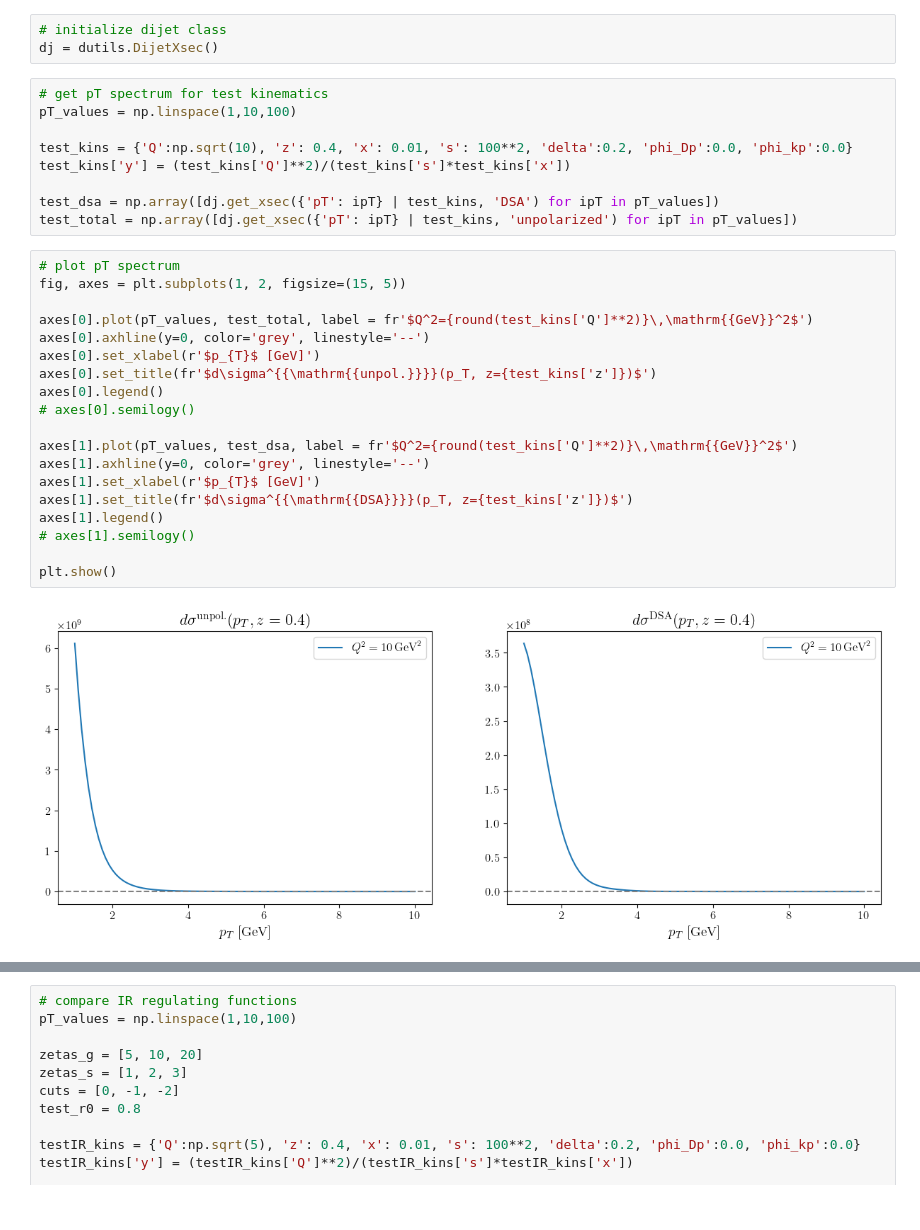
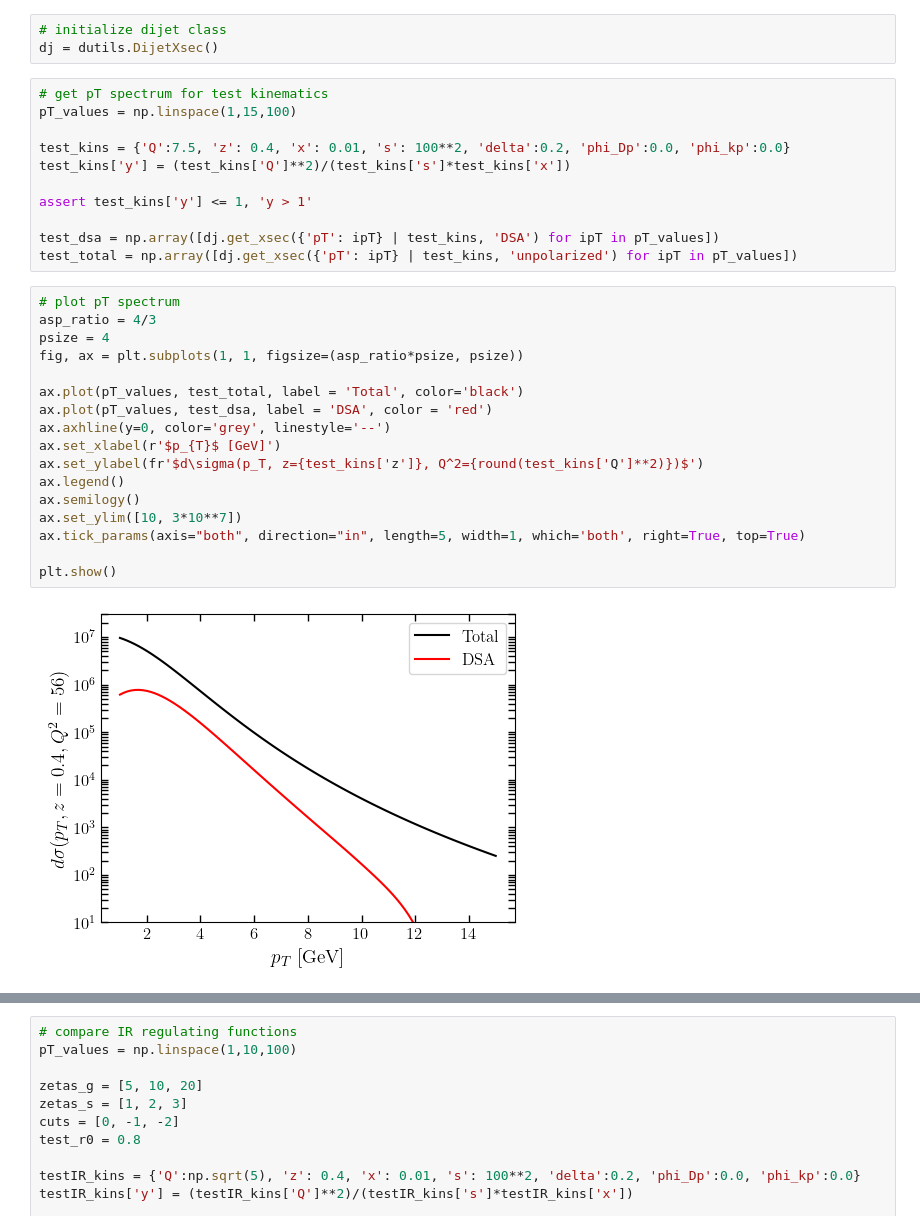
Before and after one commit to brandonmanley/dijet_DSA, a Jupyter notebook: bmanley/dsa_analysis.ipynb, the cells around one changed output, grey strips where cells are left out. Drawn from its saved outputs; the diff is of its cells as text.

Commit message:
added some things in the plotting file, will clean up later

```diff
--- a/bmanley/dsa_analysis.ipynb
+++ b/bmanley/dsa_analysis.ipynb
@@ -21,32 +20,32 @@ plt.rcParams["text.latex.preamble"] = r"\usepackage{amsmath}"
 dj = dutils.DijetXsec()
 # %%
 # get pT spectrum for test kinematics
-pT_values = np.linspace(1,10,100)
+pT_values = np.linspace(1,15,100)
 
-test_kins = {'Q':np.sqrt(10), 'z': 0.4, 'x': 0.01, 's': 100**2, 'delta':0.2, 'phi_Dp':0.0, 'phi_kp':0.0}
+test_kins = {'Q':7.5, 'z': 0.4, 'x': 0.01, 's': 100**2, 'delta':0.2, 'phi_Dp':0.0, 'phi_kp':0.0}
 test_kins['y'] = (test_kins['Q']**2)/(test_kins['s']*test_kins['x'])
+
+assert test_kins['y'] <= 1, 'y > 1'
 
 test_dsa = np.array([dj.get_xsec({'pT': ipT} | test_kins, 'DSA') for ipT in pT_values])
 test_total = np.array([dj.get_xsec({'pT': ipT} | test_kins, 'unpolarized') for ipT in pT_values])
 # %%
 # plot pT spectrum
-fig, axes = plt.subplots(1, 2, figsize=(15, 5))
+asp_ratio = 4/3
+psize = 4
+fig, ax = plt.subplots(1, 1, figsize=(asp_ratio*psize, psize))
 
-axes[0].plot(pT_values, test_total, label = fr'$Q^2={round(test_kins['Q']**2)}\,\mathrm{{GeV}}^2$')
-axes[0].axhline(y=0, color='grey', linestyle='--')
-axes[0].set_xlabel(r'$p_{T}$ [GeV]')
-axes[0].set_title(fr'$d\sigma^{{\mathrm{{unpol.}}}}(p_T, z={test_kins['z']})$')
-axes[0].legend()
-# axes[0].semilogy()
-
-axes[1].plot(pT_values, test_dsa, label = fr'$Q^2={round(test_kins['Q']**2)}\,\mathrm{{GeV}}^2$')
-axes[1].axhline(y=0, color='grey', linestyle='--')
-axes[1].set_xlabel(r'$p_{T}$ [GeV]')
-axes[1].set_title(fr'$d\sigma^{{\mathrm{{DSA}}}}(p_T, z={test_kins['z']})$')
-axes[1].legend()
-# axes[1].semilogy()
+ax.plot(pT_values, test_total, label = 'Total', color='black')
+ax.plot(pT_values, test_dsa, label = 'DSA', color = 'red')
+ax.axhline(y=0, color='grey', linestyle='--')
+ax.set_xlabel(r'$p_{T}$ [GeV]')
+ax.set_ylabel(fr'$d\sigma(p_T, z={test_kins['z']}, Q^2={round(test_kins['Q']**2)})$')
+ax.legend()
+ax.semilogy()
+ax.set_ylim([10, 3*10**7])
+ax.tick_params(axis="both", direction="in", length=5, width=1, which='both', right=True, top=True)
 
 plt.show()
 # %% [output]
-[figure, old version]
+[figure, new version]
 # %%
```
Also changed, not shown: parts of 3 cells of this notebook, 44 other files.
